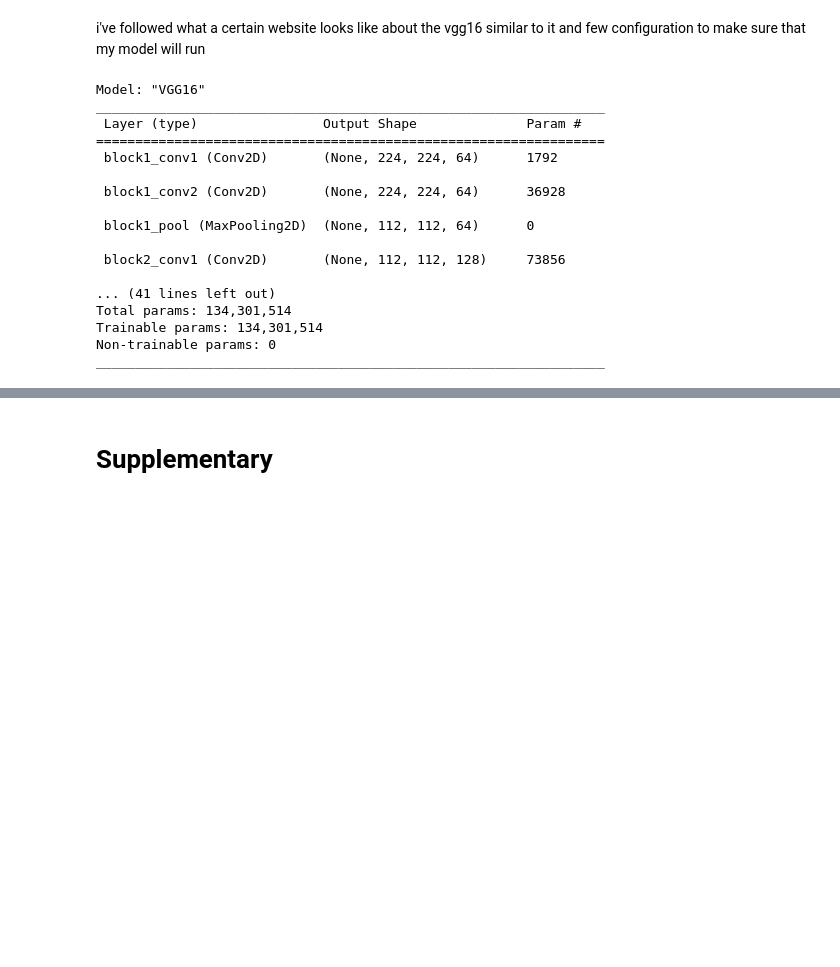
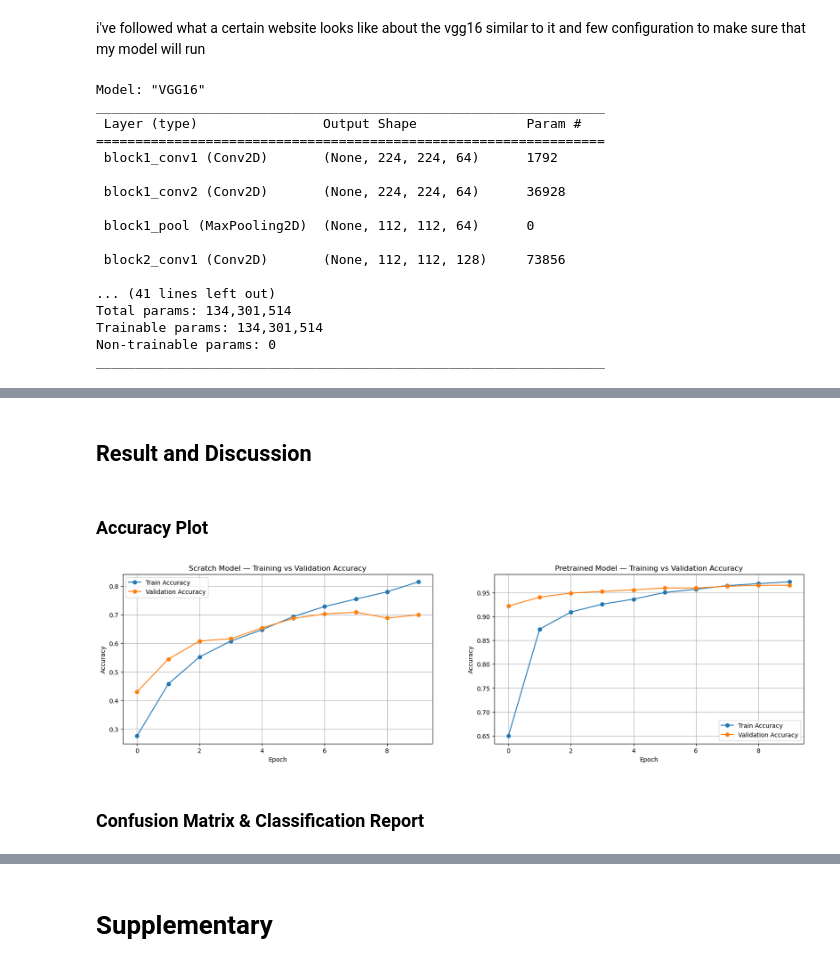
Before and after one commit to JomariIGL/CPE-313, a Jupyter notebook: HOA 7.2/hoa7.2.ipynb, the cells around one changed output, grey strips where cells are left out. Saved outputs shown, nothing was run; the diff lists cells and outputs as text; code cells hidden in the pictures; blank space fills up the shorter version.

```diff
--- a/HOA 7.2/hoa7.2.ipynb
+++ b/HOA 7.2/hoa7.2.ipynb
@@ -221,0 +130,7 @@ Epoch 10/10
+# %%
+history1 = model1.fit(
+    train_ds,
+    validation_data=val_ds,
+    epochs=10,
+    callbacks=[early_stop, reduce_lr]
+)
@@ -380,0 +254,8 @@ Epoch 10/10
+# %%
+model2.compile(
+    optimizer=tf.keras.optimizers.Adam(1e-4),
+    loss='sparse_categorical_crossentropy',
+    metrics=['accuracy']
+)
+
+model2.summary()
@@ -380,0 +280,7 @@ Epoch 10/10
+# %%
+history2 = model2.fit(
+    train_ds,
+    validation_data=val_ds,
+    epochs=10,
+    callbacks=[early_stop, reduce_lr]
+)
@@ -380,0 +308,30 @@ Epoch 10/10
+# %% [markdown]
+## Result and Discussion
+# %% [markdown]
+### Accuracy Plot
+# %%
+plt.figure(figsize=(20, 5))  # wider to fit 2 graphs
+
+plt.subplot(1, 2, 1)  # (rows, cols, position)
+plt.plot(history1.history['accuracy'],     label='Train Accuracy',     marker='o')
+plt.plot(history1.history['val_accuracy'], label='Validation Accuracy', marker='o')
+plt.title('Scratch Model — Training vs Validation Accuracy')
+plt.xlabel('Epoch')
+plt.ylabel('Accuracy')
+plt.legend()
+plt.grid(True)
+
+plt.subplot(1, 2, 2)
+plt.plot(history2.history['accuracy'],     label='Train Accuracy',     marker='o')
+plt.plot(history2.history['val_accuracy'], label='Validation Accuracy', marker='o')
+plt.title('Pretrained Model — Training vs Validation Accuracy')
+plt.xlabel('Epoch')
+plt.ylabel('Accuracy')
+plt.legend()
+plt.grid(True)
+#plt.tight_layout()
+plt.show()
+# %% [output]
+[figure, added]
+# %% [markdown]
+### Confusion Matrix & Classification Report
```
Also changed, not shown: parts of 54 cells of this notebook, 1 other file.
